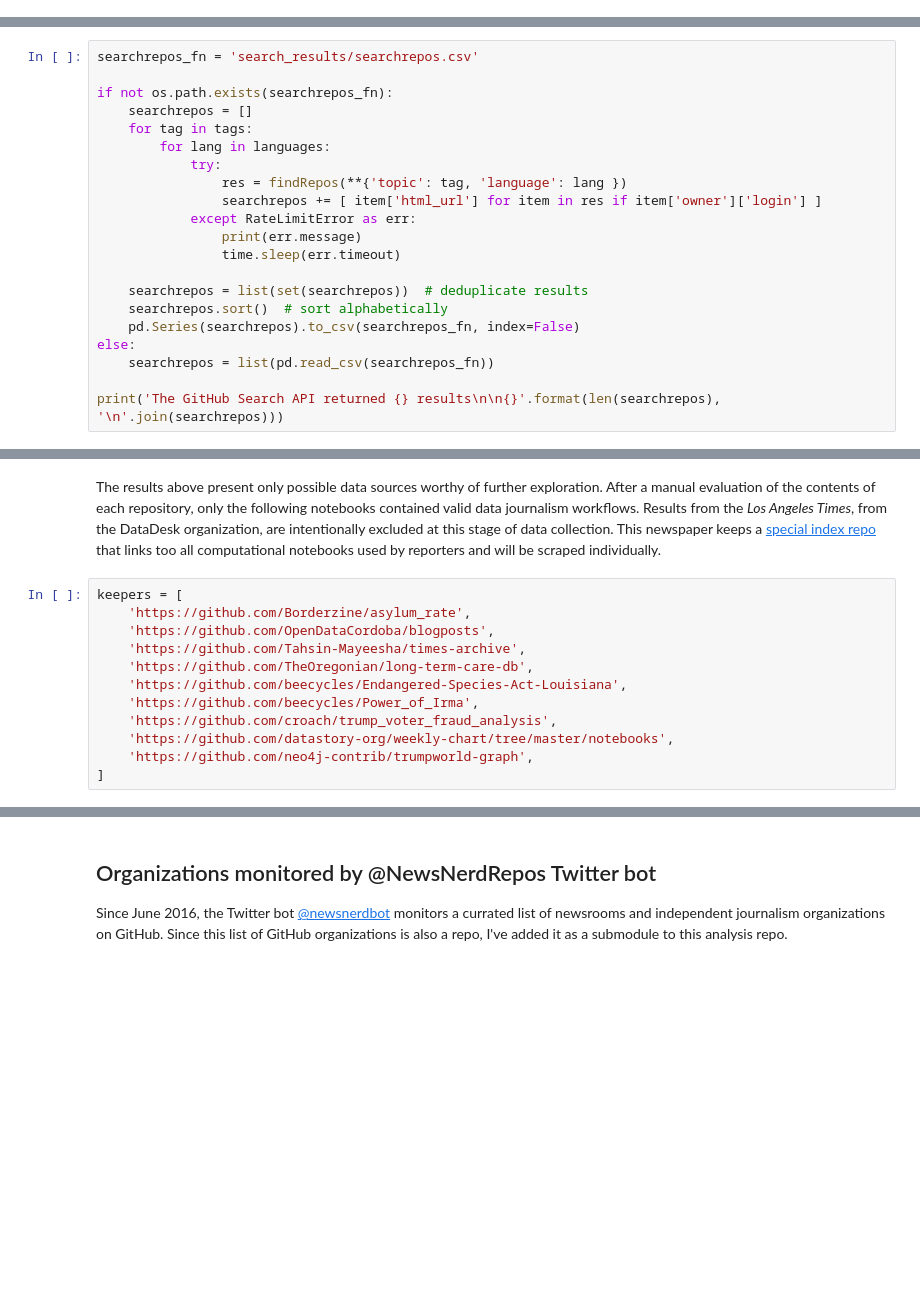
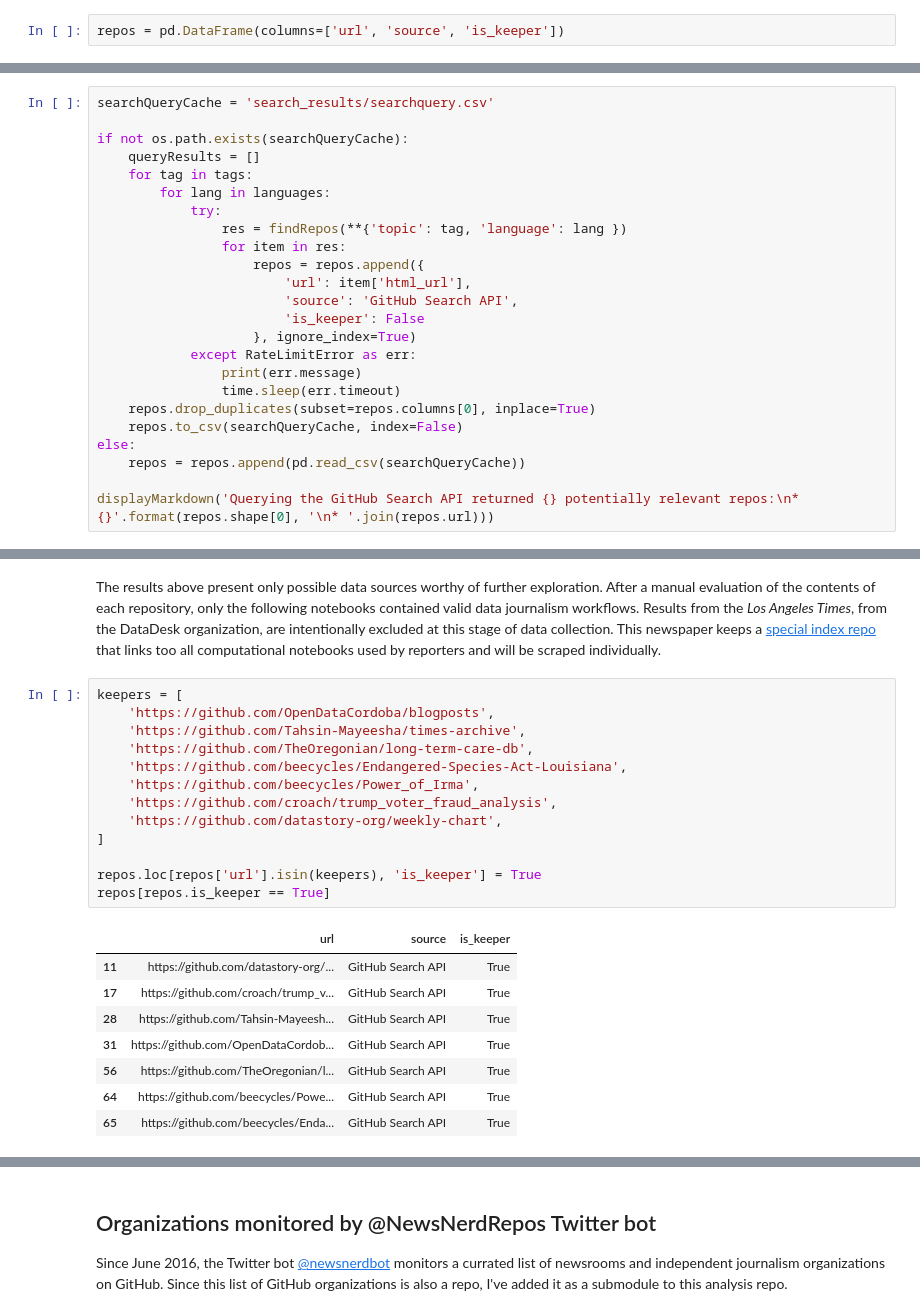
Before and after one commit to steve-kasica/table-scraps, a Jupyter notebook: find_notebooks.ipynb, the cells around one changed output, grey strips where cells are left out. Cells and saved outputs as stored; diff of their text form; blank space fills up the shorter version.

Commit message:
Update potential notebook pool
Gets me about 80% done with leads from @newsnerdrepos. Refactors
lots of the code from previous search results.

```diff
--- a/find_notebooks.ipynb
+++ b/find_notebooks.ipynb
@@ -56,26 +66,31 @@ tags = ['data-journalism', 'journalism']
+# %%
+repos = pd.DataFrame(columns=['url', 'source', 'is_keeper'])
 # %% [markdown]
 ## Searching for data journalism repos on GitHub
 
 The code cell below queries the Search API for repos containing either the tag *journalism* or *data journalism* where the most majority programming language is *Jupyter Notebook*, *R*, or *HTML*. Although not all repos that are predominantly HTML code are computational notebooks, GitHub often classifies analysis performed primarily in an R Markdown file (.rmd) as HTML. Through my own unsystematic survey of this domain, I've found many notebooks from [*BuzzFeed News* from Peter Aldhous](https://github.com/BuzzFeedNews/2019-06-democratic-candidates-twitter) are programmed in R and tagged as HTML.
 # %%
-searchrepos_fn = 'search_results/searchrepos.csv'
+searchQueryCache = 'search_results/searchquery.csv'
 
-if not os.path.exists(searchrepos_fn):
-    searchrepos = []
+if not os.path.exists(searchQueryCache):
+    queryResults = []
     for tag in tags:
         for lang in languages:
             try:
                 res = findRepos(**{'topic': tag, 'language': lang })
-                searchrepos += [ item['html_url'] for item in res if item['owner']['login'] ]
+                for item in res:
+                    repos = repos.append({
+                        'url': item['html_url'],
+                        'source': 'GitHub Search API',
+                        'is_keeper': False
+                    }, ignore_index=True)
             except RateLimitError as err:
                 print(err.message)
                 time.sleep(err.timeout)
+    repos.drop_duplicates(subset=repos.columns[0], inplace=True)
+    repos.to_csv(searchQueryCache, index=False)
+else:
+    repos = repos.append(pd.read_csv(searchQueryCache))
 
-    searchrepos = list(set(searchrepos))  # deduplicate results
-    searchrepos.sort()  # sort alphabetically
-    pd.Series(searchrepos).to_csv(searchrepos_fn, index=False)
-else:
-    searchrepos = list(pd.read_csv(searchrepos_fn))
-
-print('The GitHub Search API returned {} results\n\n{}'.format(len(searchrepos), '\n'.join(searchrepos)))
+displayMarkdown('Querying the GitHub Search API returned {} potentially relevant repos:\n* {}'.format(repos.shape[0], '\n* '.join(repos.url)))
 # %% [output]
@@ -100,16 +158,26 @@ https://github.com/xzzhang2/xzzhang2.github.io
 The results above present only possible data sources worthy of further exploration. After a manual evaluation of the contents of each repository, only the following notebooks contained valid data journalism workflows. Results from the *Los Angeles Times*, from the DataDesk organization, are intentionally excluded at this stage of data collection. This newspaper keeps a [special index repo](https://github.com/datadesk/notebooks) that links too all computational notebooks used by reporters and will be scraped individually.
 # %%
 keepers = [
-    'https://github.com/Borderzine/asylum_rate',
     'https://github.com/OpenDataCordoba/blogposts',
     'https://github.com/Tahsin-Mayeesha/times-archive',
     'https://github.com/TheOregonian/long-term-care-db',
     'https://github.com/beecycles/Endangered-Species-Act-Louisiana',
     'https://github.com/beecycles/Power_of_Irma',
     'https://github.com/croach/trump_voter_fraud_analysis',
-    'https://github.com/datastory-org/weekly-chart/tree/master/notebooks',
-    'https://github.com/neo4j-contrib/trumpworld-graph',
+    'https://github.com/datastory-org/weekly-chart',
 ]
+
+repos.loc[repos['url'].isin(keepers), 'is_keeper'] = True
+repos[repos.is_keeper == True]
+# %% [output]
+|  | url | source | is_keeper |
+| 11 | https://github.com/datastory-org/... | GitHub Search API | True |
+| 17 | https://github.com/croach/trump_v... | GitHub Search API | True |
+| 28 | https://github.com/Tahsin-Mayeesh... | GitHub Search API | True |
+| 31 | https://github.com/OpenDataCordob... | GitHub Search API | True |
+| 56 | https://github.com/TheOregonian/l... | GitHub Search API | True |
+| 64 | https://github.com/beecycles/Powe... | GitHub Search API | True |
+| 65 | https://github.com/beecycles/Enda... | GitHub Search API | True |
 # %% [markdown]
 ## Parsing index repos
 
```
Also changed, not shown: parts of 23 cells of this notebook, 2 other files.
